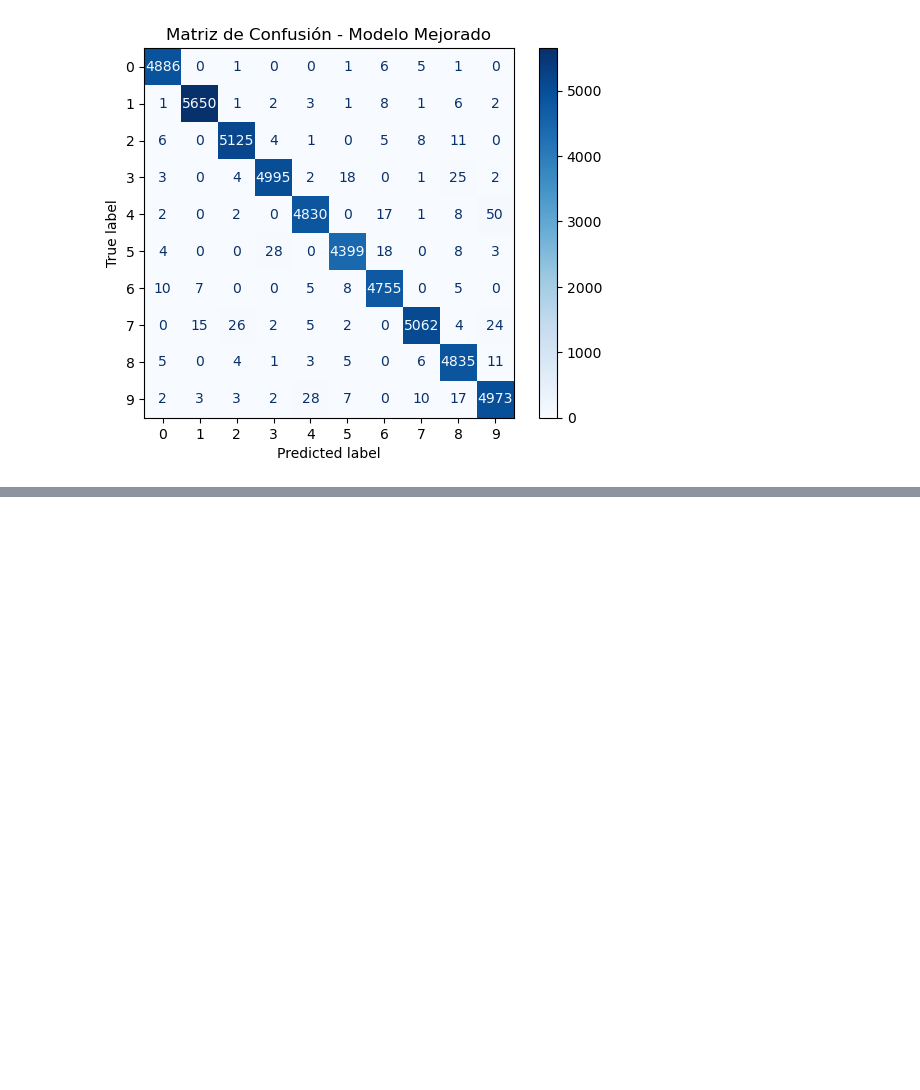
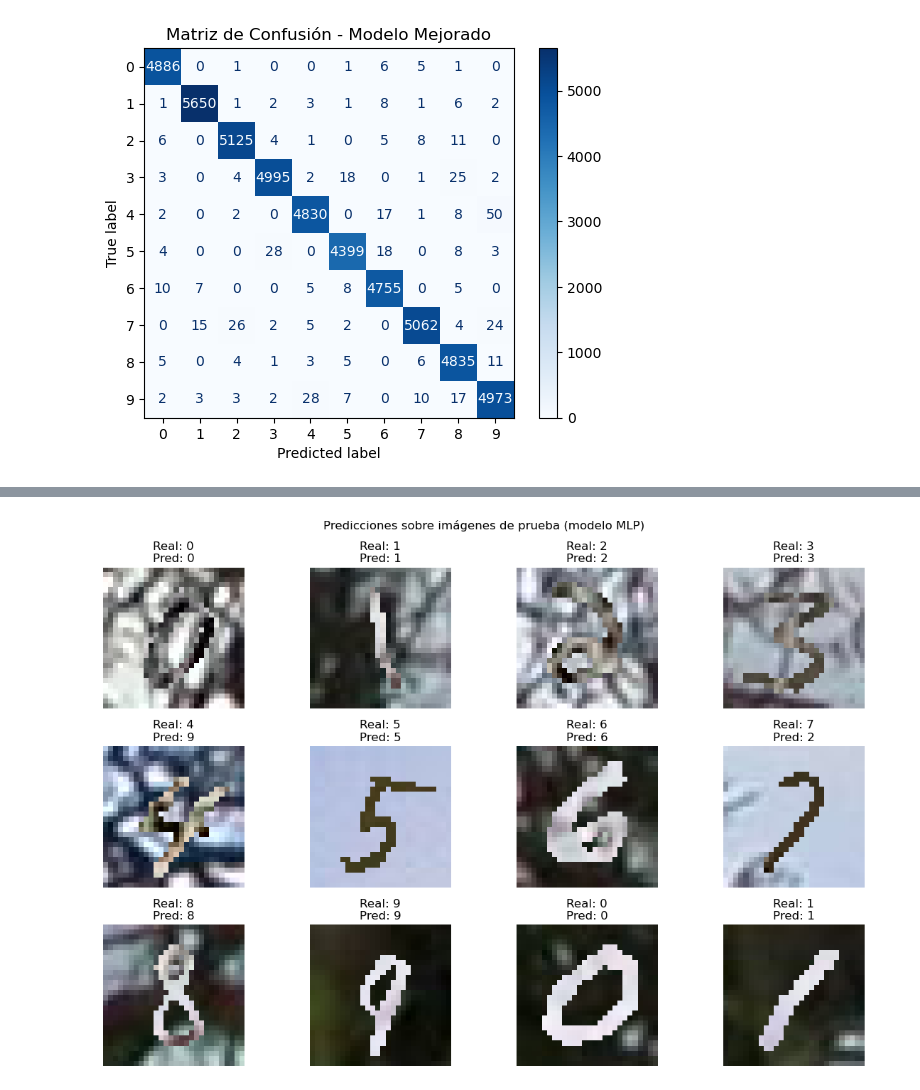
Before and after one commit to ignaciomendeza/DS-Lab-3, a Jupyter notebook: modelos.ipynb, the cells around one changed output, grey strips where cells are left out. Saved outputs shown, nothing was run; the diff lists cells and outputs as text; code cells hidden in the pictures; blank space fills up the shorter version.

```diff
--- a/modelos.ipynb
+++ b/modelos.ipynb
@@ -342,0 +424,18 @@ weighted avg       0.99      0.99      0.99     50000
+# %%
+class_names = [str(i) for i in range(10)]
+X_test, y_test = test_gen[0]
+preds = mlp_model.predict(X_test)
+preds_labels = np.argmax(preds, axis=1)
+y_true = np.argmax(y_test, axis=1)
+
+plt.figure(figsize=(12, 8))
+for i in range(12):
+    plt.subplot(3, 4, i + 1)
+    plt.imshow(X_test[i])
+    plt.axis('off')
+    plt.title(f"Real: {class_names[y_true[i]]}\nPred: {class_names[preds_labels[i]]}")
+
+plt.suptitle("Predicciones sobre imágenes de prueba (modelo MLP)")
+plt.tight_layout()
+plt.show()
+# %% [output]
@@ -342,0 +443 @@ weighted avg       0.99      0.99      0.99     50000
+[figure, added]
```
Also changed, not shown: parts of 20 cells of this notebook.
